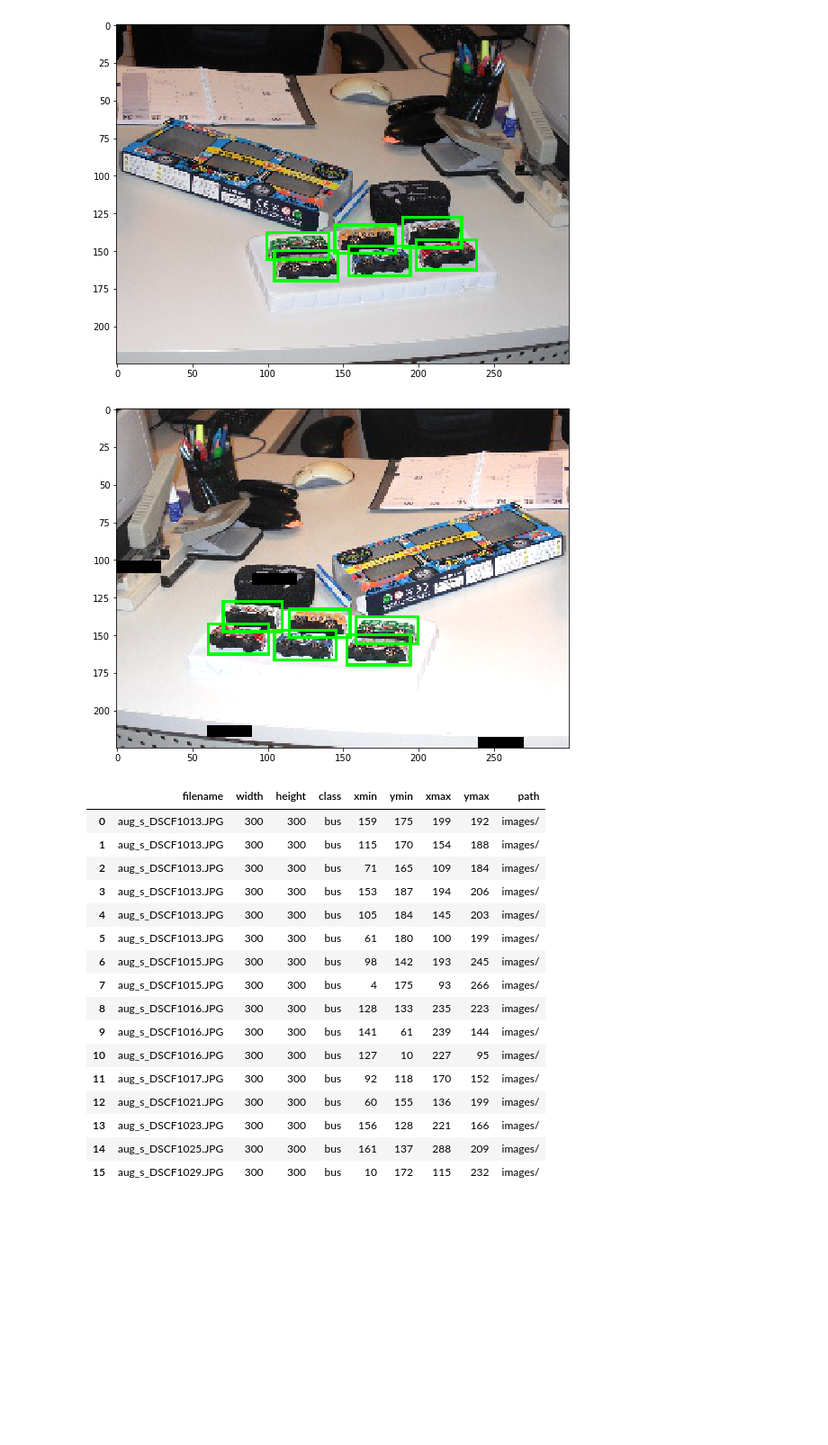
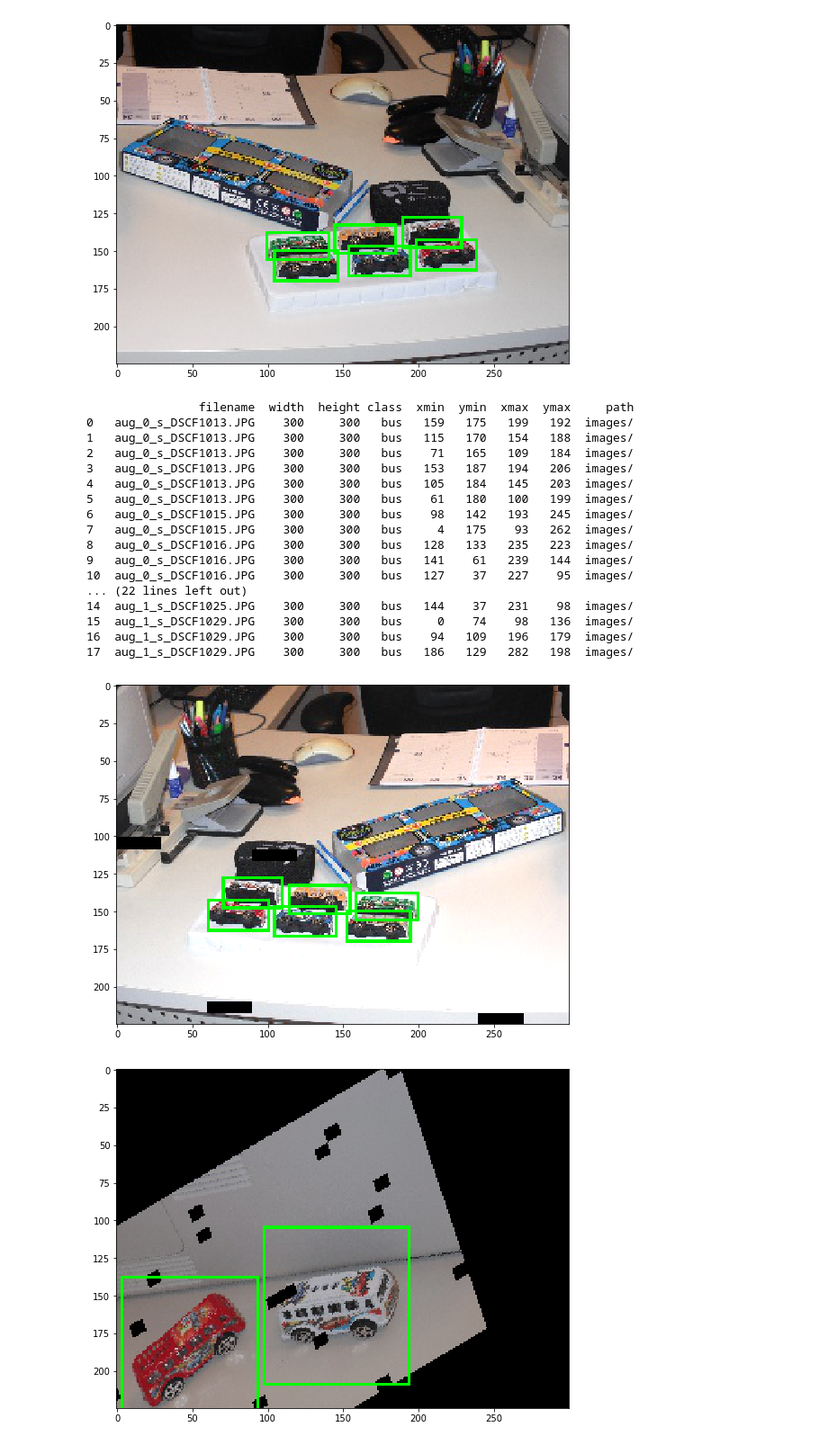
Before and after one commit to shalomma/BusDetection, a Jupyter notebook: augmentation/playground.ipynb, the cells around one changed output. Shown at 90% size. Cells and saved outputs as stored; diff of their text form; code cells hidden in the pictures; blank space fills up the shorter version.

Commit message:
Added batch feature to aug generation

```diff
--- a/augmentation/playground.ipynb
+++ b/augmentation/playground.ipynb
@@ -50,7 +50,8 @@ imshow_bbox(images, bboxes, 1)
 [figure]
 # %%
 sometimes = lambda aug: iaa.Sometimes(0.8, aug)
-seq = iaa.Sequential([iaa.Multiply(mul=(0.75, 1.25)),
+def seq_det_aug():
+    seq = iaa.Sequential([iaa.Multiply(mul=(0.75, 1.25)),
                     iaa.Add(value=(-25,25)),
                     iaa.Fliplr(0.5),
                     iaa.Flipud(0.5),
@@ -63,13 +64,7 @@ seq = iaa.Sequential([iaa.Multiply(mul=(0.75, 1.25)),
                             rotate=(-45, 45), # rotate by -45 to +45 degrees
                             shear=(-16, 16), # shear by -16 to +16 degrees
                             order=[0, 1], # use nearest neighbour or bilinear interpolation (fast)
-                            cval=0, # if mode is constant, use a cval between 0 and 255
+                            cval=0, # if mode is constant, use cval 0
                         ))])
-seq_det = seq.to_deterministic() # call this for each batch again, NOT only once at the start
+    seq_det = seq.to_deterministic() # call this for each batch again, NOT only once at the start
+    return seq_det
-# %%
-images_aug = seq_det.augment_images(images)
-bboxes_aug = seq_det.augment_bounding_boxes(bboxes)
-# %%
-imshow_bbox(images_aug, bboxes_aug, 1)
-# %% [output]
-[figure, removed]
@@ -78,20 +71,30 @@ df_test = imwrite_aug_ssd(images_aug, filenames_s, bboxes_aug, PATH_TO_AUG_IMAGE
-# %%
-df_test.head(16)
-# %% [output]
-|  | filename | width | height | class | xmin | ymin | xmax | ymax | path |
-| 0 | aug_s_DSCF1013.JPG | 300 | 300 | bus | 159 | 175 | 199 | 192 | images/ |
-| 1 | aug_s_DSCF1013.JPG | 300 | 300 | bus | 115 | 170 | 154 | 188 | images/ |
-| 2 | aug_s_DSCF1013.JPG | 300 | 300 | bus | 71 | 165 | 109 | 184 | images/ |
-| 3 | aug_s_DSCF1013.JPG | 300 | 300 | bus | 153 | 187 | 194 | 206 | images/ |
-| 4 | aug_s_DSCF1013.JPG | 300 | 300 | bus | 105 | 184 | 145 | 203 | images/ |
-| 5 | aug_s_DSCF1013.JPG | 300 | 300 | bus | 61 | 180 | 100 | 199 | images/ |
-| 6 | aug_s_DSCF1015.JPG | 300 | 300 | bus | 98 | 142 | 193 | 245 | images/ |
-| 7 | aug_s_DSCF1015.JPG | 300 | 300 | bus | 4 | 175 | 93 | 266 | images/ |
-| 8 | aug_s_DSCF1016.JPG | 300 | 300 | bus | 128 | 133 | 235 | 223 | images/ |
-| 9 | aug_s_DSCF1016.JPG | 300 | 300 | bus | 141 | 61 | 239 | 144 | images/ |
-| 10 | aug_s_DSCF1016.JPG | 300 | 300 | bus | 127 | 10 | 227 | 95 | images/ |
-| 11 | aug_s_DSCF1017.JPG | 300 | 300 | bus | 92 | 118 | 170 | 152 | images/ |
-| 12 | aug_s_DSCF1021.JPG | 300 | 300 | bus | 60 | 155 | 136 | 199 | images/ |
-| 13 | aug_s_DSCF1023.JPG | 300 | 300 | bus | 156 | 128 | 221 | 166 | images/ |
-| 14 | aug_s_DSCF1025.JPG | 300 | 300 | bus | 161 | 137 | 288 | 209 | images/ |
-| 15 | aug_s_DSCF1029.JPG | 300 | 300 | bus | 10 | 172 | 115 | 232 | images/ |
+# %%
+batch = 2
+for i in range(batch):
+    seq = seq_det_aug()
+    images_aug = seq.augment_images(images)
+    bboxes_aug = seq.augment_bounding_boxes(bboxes)
+    filename_aug_batch = [str(i) + '_' + f for f in filenames_s]
+    df_batch = imwrite_aug_ssd(images_aug, filename_aug_batch, bboxes_aug, PATH_TO_AUG_IMAGES, None)
+    print(df_batch.head(18))
+    imshow_bbox(images_aug, bboxes_aug, 4)
+# %% [output]
+                filename  width  height class  xmin  ymin  xmax  ymax     path
+0   aug_0_s_DSCF1013.JPG    300     300   bus   159   175   199   192  images/
+1   aug_0_s_DSCF1013.JPG    300     300   bus   115   170   154   188  images/
+2   aug_0_s_DSCF1013.JPG    300     300   bus    71   165   109   184  images/
+3   aug_0_s_DSCF1013.JPG    300     300   bus   153   187   194   206  images/
+4   aug_0_s_DSCF1013.JPG    300     300   bus   105   184   145   203  images/
+5   aug_0_s_DSCF1013.JPG    300     300   bus    61   180   100   199  images/
+6   aug_0_s_DSCF1015.JPG    300     300   bus    98   142   193   245  images/
+7   aug_0_s_DSCF1015.JPG    300     300   bus     4   175    93   262  images/
+8   aug_0_s_DSCF1016.JPG    300     300   bus   128   133   235   223  images/
+9   aug_0_s_DSCF1016.JPG    300     300   bus   141    61   239   144  images/
+10  aug_0_s_DSCF1016.JPG    300     300   bus   127    37   227    95  images/
+... (22 lines left out)
+14  aug_1_s_DSCF1025.JPG    300     300   bus   144    37   231    98  images/
+15  aug_1_s_DSCF1029.JPG    300     300   bus     0    74    98   136  images/
+16  aug_1_s_DSCF1029.JPG    300     300   bus    94   109   196   179  images/
+17  aug_1_s_DSCF1029.JPG    300     300   bus   186   129   282   198  images/
+[figure, added]
+[figure, added]
```
Also changed, not shown: parts of 4 cells of this notebook, 1 other file.
